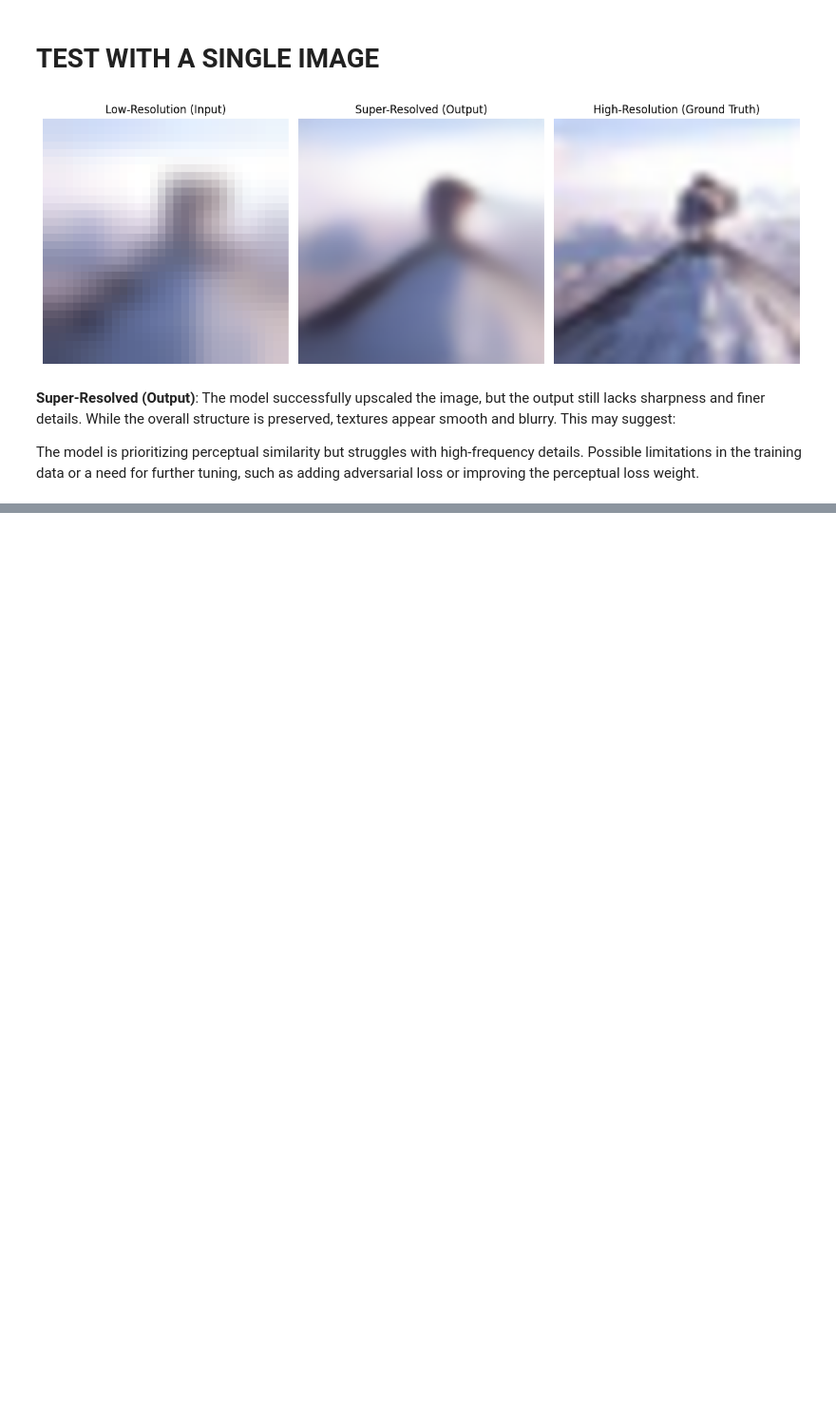
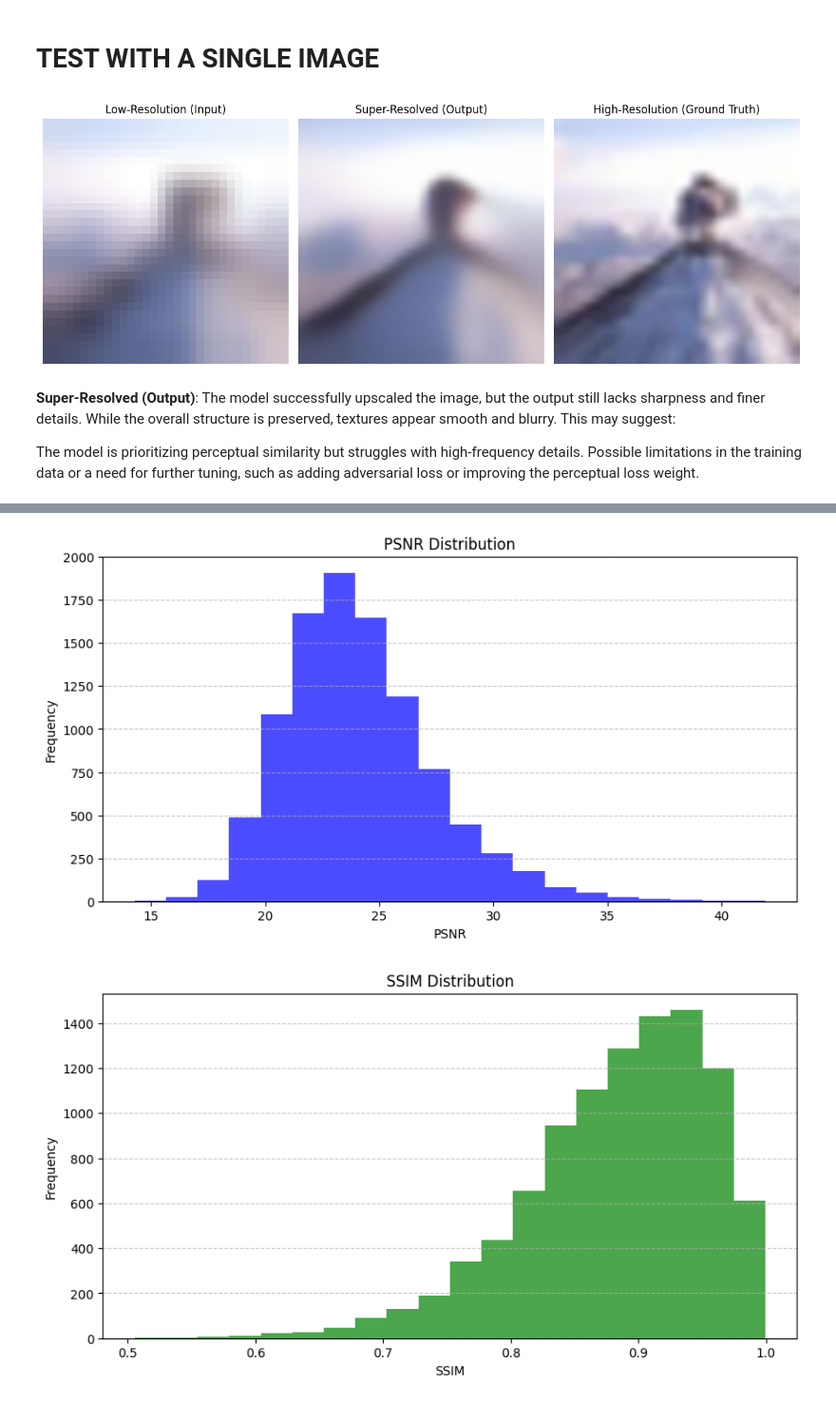
Before and after one commit to AnovaYoung/AI-System-for-Image-Restoration-and-Enhancement, a Jupyter notebook: re_workedmodel.ipynb, the cells around one changed output, grey strips where cells are left out. Shown at 95% size. Cells and saved outputs as stored; diff of their text form; code cells hidden in the pictures; blank space fills up the shorter version.

```diff
--- a/re_workedmodel.ipynb
+++ b/re_workedmodel.ipynb
@@ -639,0 +928,23 @@ Possible limitations in the training data or a need for further tuning, such as
+# %%
+import matplotlib.pyplot as plt
+
+# Plot PSNR distribution
+plt.figure(figsize=(10, 5))
+plt.hist(psnr_values, bins=20, color='blue', alpha=0.7)
+plt.title("PSNR Distribution")
+plt.xlabel("PSNR")
+plt.ylabel("Frequency")
+plt.grid(axis='y', linestyle='--', alpha=0.7)
+plt.show()
+
+# Plot SSIM distribution
+plt.figure(figsize=(10, 5))
+plt.hist(ssim_values, bins=20, color='green', alpha=0.7)
+plt.title("SSIM Distribution")
+plt.xlabel("SSIM")
+plt.ylabel("Frequency")
+plt.grid(axis='y', linestyle='--', alpha=0.7)
+plt.show()
+# %% [output]
+[figure, added]
+[figure, added]
```
Also changed, not shown: parts of 4 cells of this notebook.
